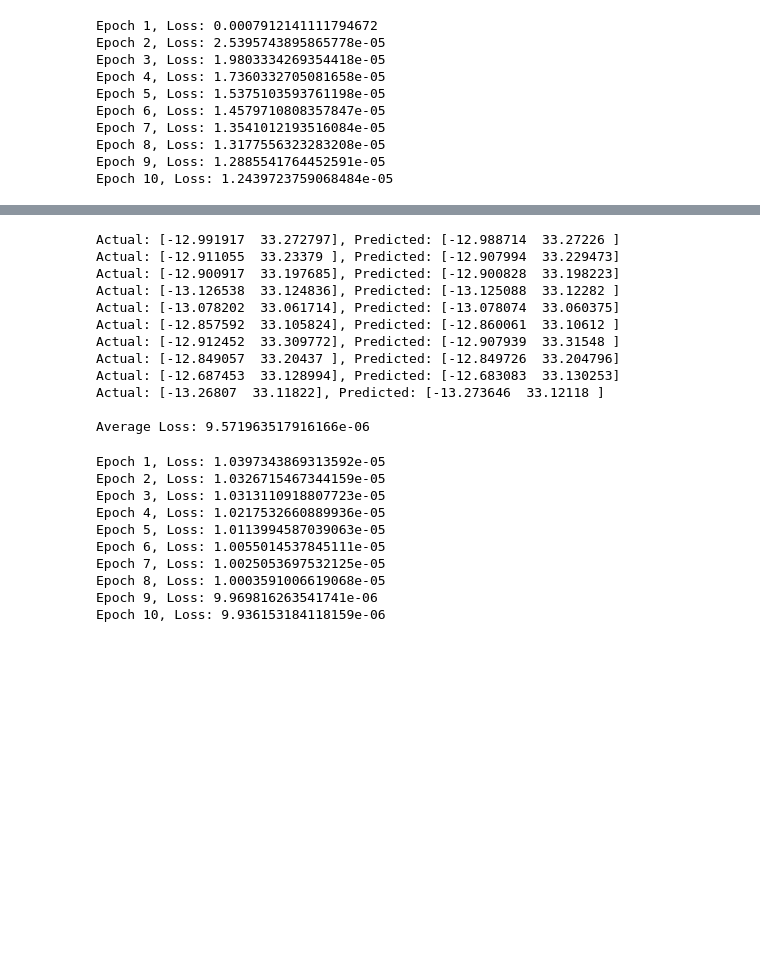
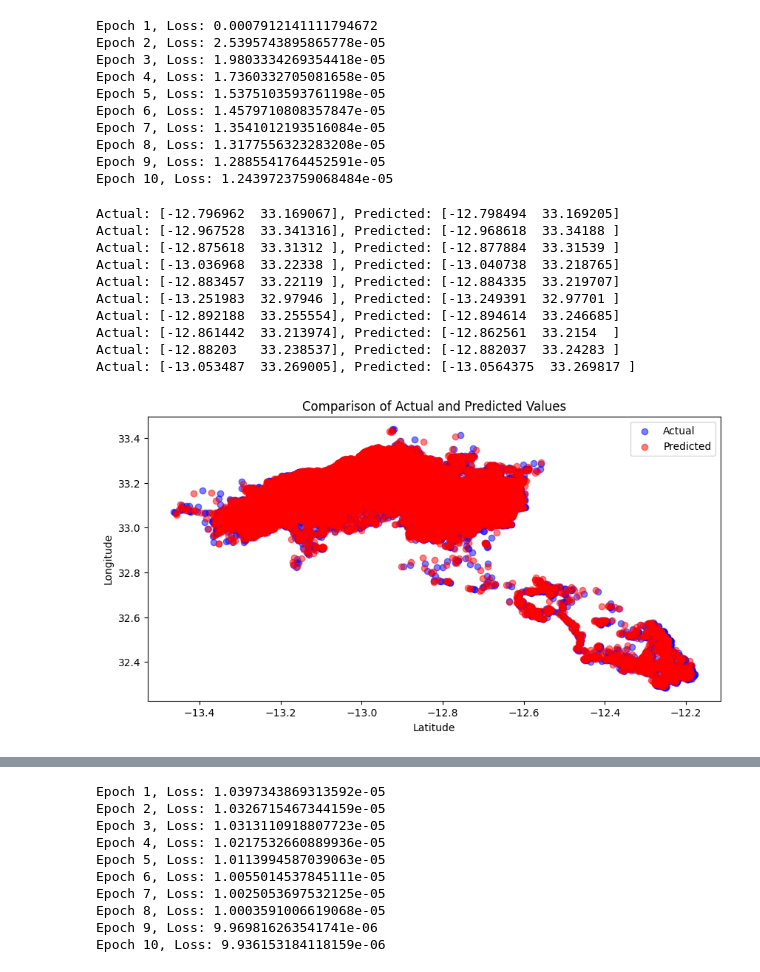
Before and after one commit to indhu68/Intro_to_DL_Project, a Jupyter notebook: RTML_Main.ipynb, the cells around one changed output, grey strips where cells are left out. Saved outputs shown, nothing was run; the diff lists cells and outputs as text; code cells hidden in the pictures; blank space fills up the shorter version.

```diff
--- a/RTML_Main.ipynb
+++ b/RTML_Main.ipynb
@@ -123,35 +123,66 @@ Epoch 9, Loss: 1.2885541764452591e-05
 Epoch 10, Loss: 1.2439723759068484e-05
 # %%
 import torch
+import matplotlib.pyplot as plt
+import numpy as np
 
-def evaluate(model, dataloader, criterion, scaler):
+def evaluate_and_plot(model, dataloader, criterion, scaler):
     model.eval()
     total_loss = 0
+    actuals_list = []
+    predicteds_list = []
     sample_count = 0
 
     min_lat_lon = scaler.data_min_[:2]  # Assuming these are lat and lon
     range_lat_lon = scaler.data_range_[:2]  # Assuming these are lat and lon ranges
 
     with torch.no_grad():
         for X_batch, y_batch in dataloader:
             X_batch = X_batch.to('cuda')
             y_batch = y_batch.to('cuda')
             predictions = model(X_batch)
             loss = criterion(predictions, y_batch)
             total_loss += loss.item()
 
-            if sample_count < 10:
-                actuals = y_batch.cpu().numpy()
-                predicteds = predictions.cpu().numpy()
+            actuals = y_batch.cpu().numpy()
+            predicteds = predictions.cpu().numpy()
 
-                # Apply inverse scaling to latitude and longitude
-                actuals[:, 0:2] = actuals[:, 0:2] * range_lat_lon + min_lat_lon
-                predicteds[:, 0:2] = predicteds[:, 0:2] * range_lat_lon + min_lat_lon
+            # Apply inverse scaling to latitude and longitude
+            actuals[:, 0:2] = actuals[:, 0:2] * range_lat_lon + min_lat_lon
+            predicteds[:, 0:2] = predicteds[:, 0:2] * range_lat_lon + min_lat_lon
 
-                for actual, predicted in zip(actuals, predicteds):
+            for actual, predicted in zip(actuals, predicteds):
+                actuals_list.append(actual[:2])
+                predicteds_list.append(predicted[:2])
+                if sample_count < 10:
                     print(f'Actual: {actual[:2]}, Predicted: {predicted[:2]}')
                     sample_count += 1
-                    if sample_count >= 10:
-                        break
+
+    # Plotting
+    actuals_array = np.array(actuals_list)
+    predicteds_array = np.array(predicteds_list)
+    plt.figure(figsize=(10, 5))
+    plt.scatter(actuals_array[:, 0], actuals_array[:, 1], c='blue', label='Actual', alpha=0.5)
+    plt.scatter(predicteds_array[:, 0], predicteds_array[:, 1], c='red', label='Predicted', alpha=0.5)
+    plt.xlabel('Latitude')
+    plt.ylabel('Longitude')
+    plt.title('Comparison of Actual and Predicted Values')
+    plt.legend()
+    plt.show()
 
     print(f'\nAverage Loss: {total_loss / len(dataloader)}')
+
+# Assuming you have already defined 'model', 'test_loader', 'criterion', and 'scaler':
+evaluate_and_plot(model, test_loader, criterion, scaler)
+# %% [output]
+Actual: [-12.796962  33.169067], Predicted: [-12.798494  33.169205]
+Actual: [-12.967528  33.341316], Predicted: [-12.968618  33.34188 ]
+Actual: [-12.875618  33.31312 ], Predicted: [-12.877884  33.31539 ]
+Actual: [-13.036968  33.22338 ], Predicted: [-13.040738  33.218765]
+Actual: [-12.883457  33.22119 ], Predicted: [-12.884335  33.219707]
+Actual: [-13.251983  32.97946 ], Predicted: [-13.249391  32.97701 ]
+Actual: [-12.892188  33.255554], Predicted: [-12.894614  33.246685]
+Actual: [-12.861442  33.213974], Predicted: [-12.862561  33.2154  ]
+Actual: [-12.88203   33.238537], Predicted: [-12.882037  33.24283 ]
+Actual: [-13.053487  33.269005], Predicted: [-13.0564375  33.269817 ]
+[figure, added]
@@ -158,18 +190,3 @@ def evaluate(model, dataloader, criterion, scaler):
-# %%
-evaluate(model, test_loader, criterion,scaler)
-# %% [output]
-Actual: [-12.991917  33.272797], Predicted: [-12.988714  33.27226 ]
-Actual: [-12.911055  33.23379 ], Predicted: [-12.907994  33.229473]
-Actual: [-12.900917  33.197685], Predicted: [-12.900828  33.198223]
-Actual: [-13.126538  33.124836], Predicted: [-13.125088  33.12282 ]
-Actual: [-13.078202  33.061714], Predicted: [-13.078074  33.060375]
-Actual: [-12.857592  33.105824], Predicted: [-12.860061  33.10612 ]
-Actual: [-12.912452  33.309772], Predicted: [-12.907939  33.31548 ]
-Actual: [-12.849057  33.20437 ], Predicted: [-12.849726  33.204796]
-Actual: [-12.687453  33.128994], Predicted: [-12.683083  33.130253]
-Actual: [-13.26807  33.11822], Predicted: [-13.273646  33.12118 ]
-
-Average Loss: 9.571963517916166e-06
 # %%
 import torch
 import torch.nn as nn
```
Also changed, not shown: parts of 4 cells of this notebook.
